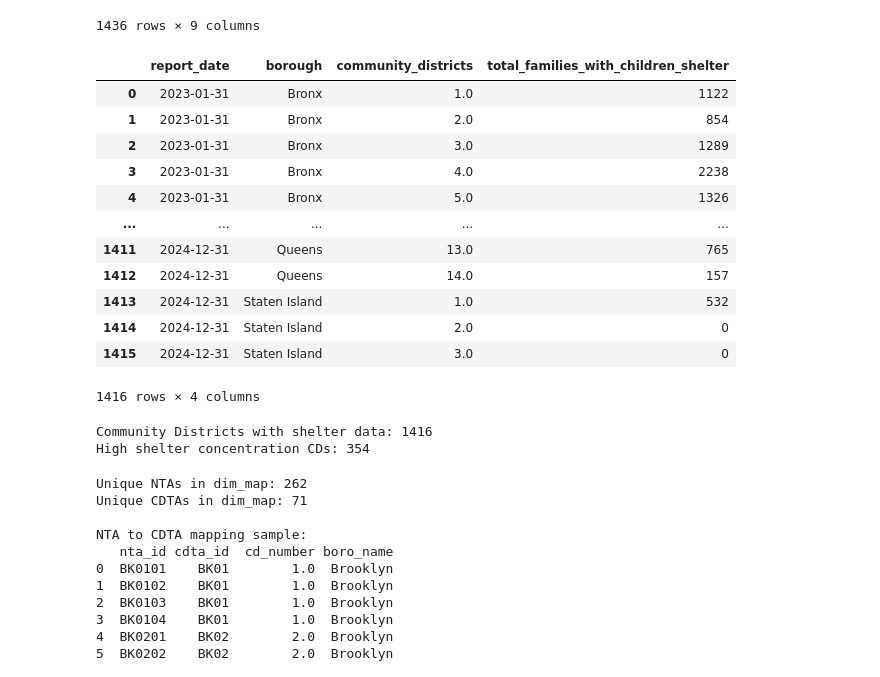
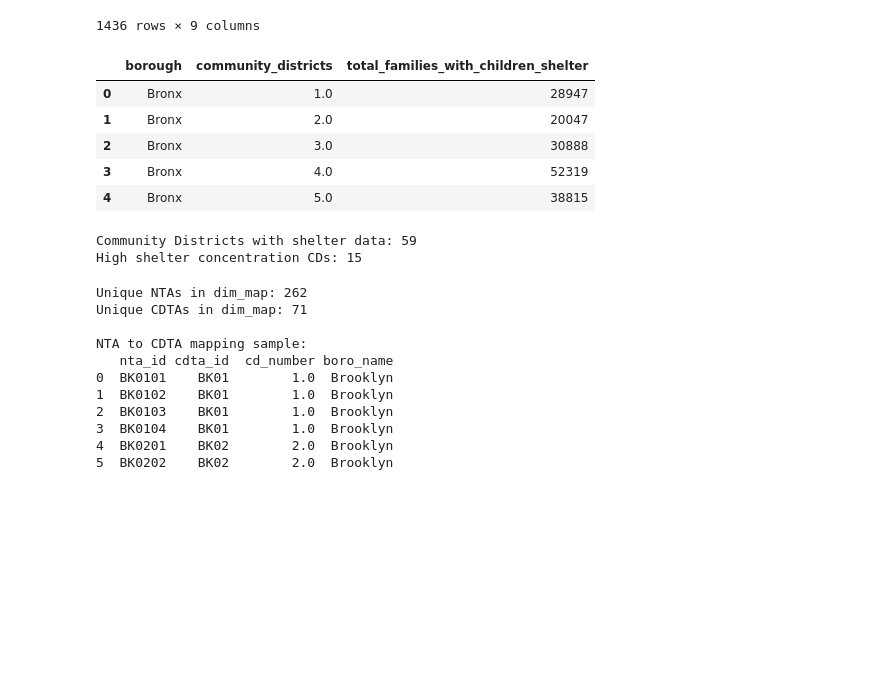
Before and after one commit to Angelk119/CID_Food_Access, a Jupyter notebook: python/notebooks/eda/statistics.ipynb, the cells around one changed output. Cells and saved outputs as stored; diff of their text form; code cells hidden in the pictures; blank space fills up the shorter version.

```diff
--- a/python/notebooks/eda/statistics.ipynb
+++ b/python/notebooks/eda/statistics.ipynb
@@ -130,25 +143,18 @@ shelter_2023_2024
 1436 rows × 9 columns
 # %%
 # Aggregate to borough + CD level (sum over 2023-2024)
-shelter_cd_agg = shelter_2023_2024.groupby(['report_date', 'borough', 'community_districts']).agg(
+shelter_cd_agg = shelter_2023_2024.groupby(['borough', 'community_districts']).agg(
     total_families_with_children_shelter=('family_with_children_shelter', 'sum'),
 ).reset_index()
 # %%
-shelter_cd_agg
+shelter_cd_agg.head(5)
 # %% [output]
-|  | report_date | borough | community_districts | total_families_with_children_shelter |
-| 0 | 2023-01-31 | Bronx | 1.0 | 1122 |
-| 1 | 2023-01-31 | Bronx | 2.0 | 854 |
-| 2 | 2023-01-31 | Bronx | 3.0 | 1289 |
-| 3 | 2023-01-31 | Bronx | 4.0 | 2238 |
-| 4 | 2023-01-31 | Bronx | 5.0 | 1326 |
-| ... | ... | ... | ... | ... |
-| 1411 | 2024-12-31 | Queens | 13.0 | 765 |
-| 1412 | 2024-12-31 | Queens | 14.0 | 157 |
-| 1413 | 2024-12-31 | Staten Island | 1.0 | 532 |
-| 1414 | 2024-12-31 | Staten Island | 2.0 | 0 |
-| 1415 | 2024-12-31 | Staten Island | 3.0 | 0 |
+|  | borough | community_districts | total_families_with_children_shelter |
+| 0 | Bronx | 1.0 | 28947 |
+| 1 | Bronx | 2.0 | 20047 |
+| 2 | Bronx | 3.0 | 30888 |
+| 3 | Bronx | 4.0 | 52319 |
+| 4 | Bronx | 5.0 | 38815 |
-1416 rows × 4 columns
 # %%
 # Create high shelter concentration flag (top 25%)
 shelter_cd_agg['high_shelter_flag'] = (
@@ -158,8 +164,8 @@ shelter_cd_agg['high_shelter_flag'] = (
 print(f"Community Districts with shelter data: {len(shelter_cd_agg)}")
 print(f"High shelter concentration CDs: {shelter_cd_agg['high_shelter_flag'].sum()}")
 # %% [output]
-Community Districts with shelter data: 1416
-High shelter concentration CDs: 354
+Community Districts with shelter data: 59
+High shelter concentration CDs: 15
 # %%
 # Extract CD number from cdta_id (e.g., 'BK14' -> 14)
 dim_map['cd_number'] = dim_map['cdta_id'].str.extract(r'(\d+)').astype(float)
```
Also changed, not shown: parts of 29 cells of this notebook.
